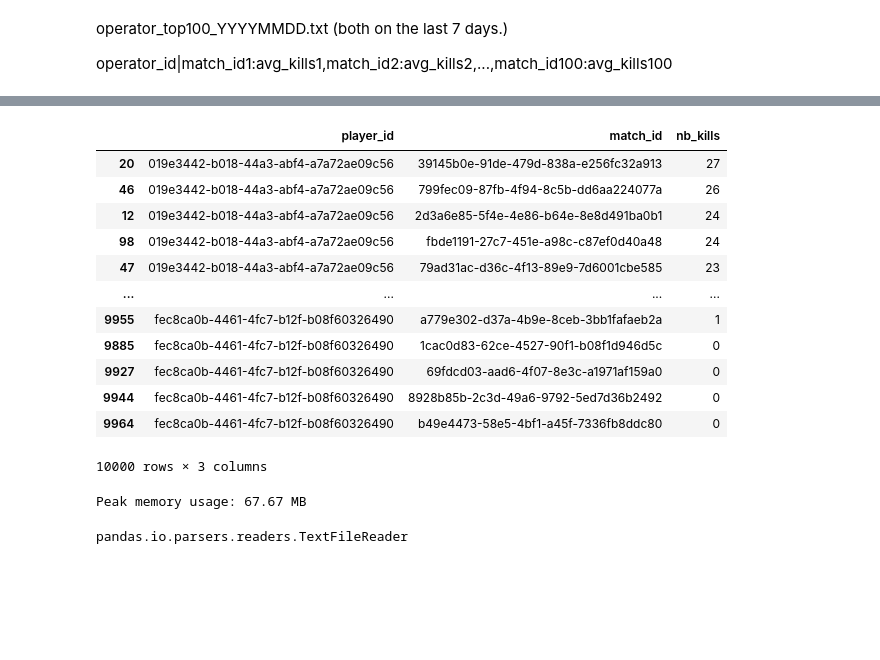
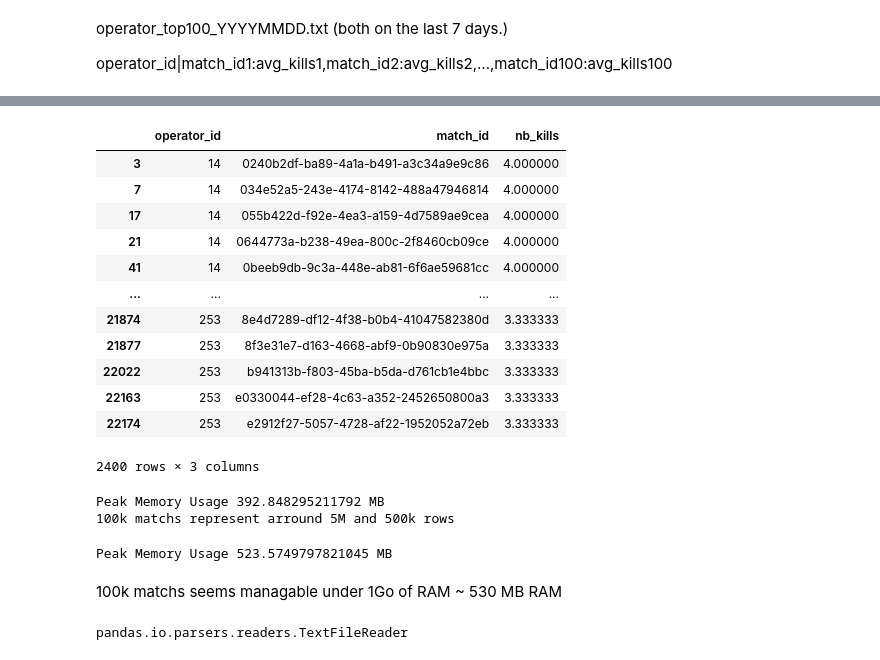
Before and after one commit to Martin-Labenne/software-dev-ml-takehome, a Jupyter notebook: exploration.ipynb, the cells around one changed output, grey strips where cells are left out. Cells and saved outputs as stored; diff of their text form; code cells hidden in the pictures; blank space fills up the shorter version.

Commit message:
feat: implement efficient match generation

```diff
--- a/exploration.ipynb
+++ b/exploration.ipynb
@@ -261,61 +251,71 @@ def top_100_average_kills_per_operator(df: pd.DataFrame):
         )['nb_kills']
         .mean()
         .reset_index()
         .sort_values(
             by=['operator_id', 'nb_kills'],
             ascending=[True, False]
         )
         .groupby(
             by='operator_id'
         )
         .head(100)
     )
 
+# a vérifier si c'est vraiment ce qui est demandé dans l'énoncé
 def top_10_best_matchs_per_player(df: pd.DataFrame):
     return (
         df.groupby(
             by=['player_id', 'match_id']
         )['nb_kills']
         .sum()
         .reset_index()
         .sort_values(
             by=['player_id', 'nb_kills'],
             ascending=[True, False]
         )
         .groupby(
             by='match_id'
         ).head(10)
     )
 
-# top_100_average_kills_per_operator(df)
-top_10_best_matchs_per_player(df)
+top_100_average_kills_per_operator(df)
 # %% [output]
-|  | player_id | match_id | nb_kills |
-| 20 | 019e3442-b018-44a3-abf4-a7a72ae09c56 | 39145b0e-91de-479d-838a-e256fc32a913 | 27 |
-| 46 | 019e3442-b018-44a3-abf4-a7a72ae09c56 | 799fec09-87fb-4f94-8c5b-dd6aa224077a | 26 |
-| 12 | 019e3442-b018-44a3-abf4-a7a72ae09c56 | 2d3a6e85-5f4e-4e86-b64e-8e8d491ba0b1 | 24 |
-| 98 | 019e3442-b018-44a3-abf4-a7a72ae09c56 | fbde1191-27c7-451e-a98c-c87ef0d40a48 | 24 |
-| 47 | 019e3442-b018-44a3-abf4-a7a72ae09c56 | 79ad31ac-d36c-4f13-89e9-7d6001cbe585 | 23 |
+|  | operator_id | match_id | nb_kills |
+| 3 | 14 | 0240b2df-ba89-4a1a-b491-a3c34a9e9c86 | 4.000000 |
+| 7 | 14 | 034e52a5-243e-4174-8142-488a47946814 | 4.000000 |
+| 17 | 14 | 055b422d-f92e-4ea3-a159-4d7589ae9cea | 4.000000 |
+| 21 | 14 | 0644773a-b238-49ea-800c-2f8460cb09ce | 4.000000 |
+| 41 | 14 | 0beeb9db-9c3a-448e-ab81-6f6ae59681cc | 4.000000 |
 | ... | ... | ... | ... |
-| 9955 | fec8ca0b-4461-4fc7-b12f-b08f60326490 | a779e302-d37a-4b9e-8ceb-3bb1fafaeb2a | 1 |
-| 9885 | fec8ca0b-4461-4fc7-b12f-b08f60326490 | 1cac0d83-62ce-4527-90f1-b08f1d946d5c | 0 |
-| 9927 | fec8ca0b-4461-4fc7-b12f-b08f60326490 | 69fdcd03-aad6-4f07-8e3c-a1971af159a0 | 0 |
-| 9944 | fec8ca0b-4461-4fc7-b12f-b08f60326490 | 8928b85b-2c3d-49a6-9792-5ed7d36b2492 | 0 |
-| 9964 | fec8ca0b-4461-4fc7-b12f-b08f60326490 | b49e4473-58e5-4bf1-a45f-7336fb8ddc80 | 0 |
+| 21874 | 253 | 8e4d7289-df12-4f38-b0b4-41047582380d | 3.333333 |
+| 21877 | 253 | 8f3e31e7-d163-4668-abf9-0b90830e975a | 3.333333 |
+| 22022 | 253 | b941313b-f803-45ba-b5da-d761cb1e4bbc | 3.333333 |
+| 22163 | 253 | e0330044-ef28-4c63-a352-2452650800a3 | 3.333333 |
+| 22174 | 253 | e2912f27-5057-4728-af22-1952052a72eb | 3.333333 |
-10000 rows × 3 columns
+2400 rows × 3 columns
-# %%
-tracemalloc.start()
-test_df = pd.read_csv('logs/test.log', header=None, names=['player_id', 'match_id', 'operator_id', 'nb_kills'])
-
-top_avg_kills = top_100_average_kills_per_operator(test_df)
-top_best_matchs = top_10_best_matchs_per_player(test_df)
-
-
-current, peak = tracemalloc.get_traced_memory()
-tracemalloc.stop()
-print(f"Peak memory usage: {peak / (1024**2):.2f} MB")
-# %% [output]
-Peak memory usage: 67.67 MB
+# %%
+matchs_100k = load_100k_matchs()
+rows, cols = matchs_100k.shape
+
+print(f'100k matchs represent arround {rows//(10 ** 6)}M and {(rows % (10 ** 6))//(10**5) }00k rows')
+# %% [output]
+Peak Memory Usage 392.848295211792 MB
+100k matchs represent arround 5M and 500k rows
+# %%
+@print_peak_memory_MB
+def compute_metrics(path: str):
+    df = pd.read_csv(path, header=None, names=['player_id', 'match_id', 'operator_id', 'nb_kills'])
+
+    top_avg_kills = top_100_average_kills_per_operator(df)
+    # top_best_matchs = top_10_best_matchs_per_player(df)
+
+    return top_avg_kills
+
+top_avg_kills = compute_metrics('logs/100k_matchs.log')
+# %% [output]
+Peak Memory Usage 523.5749797821045 MB
+# %% [markdown]
+100k matchs seems managable under 1Go of RAM ~ 530 MB RAM
 # %%
 chunksize = 10 ** 5
 
```
Also changed, not shown: parts of 24 cells of this notebook.
